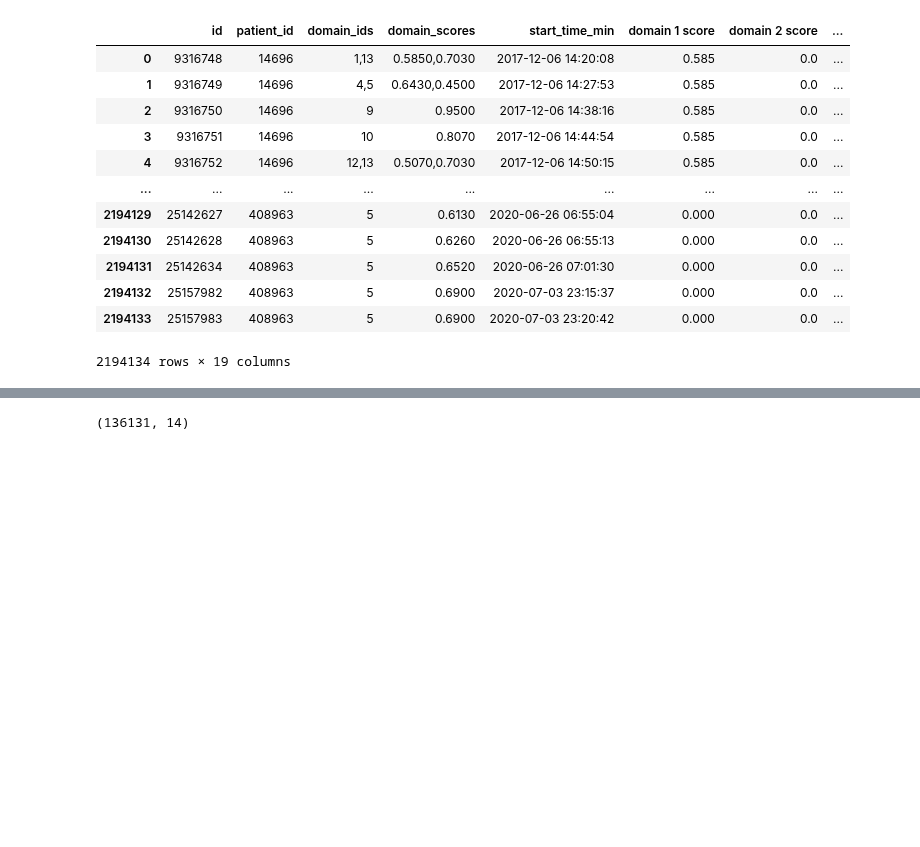
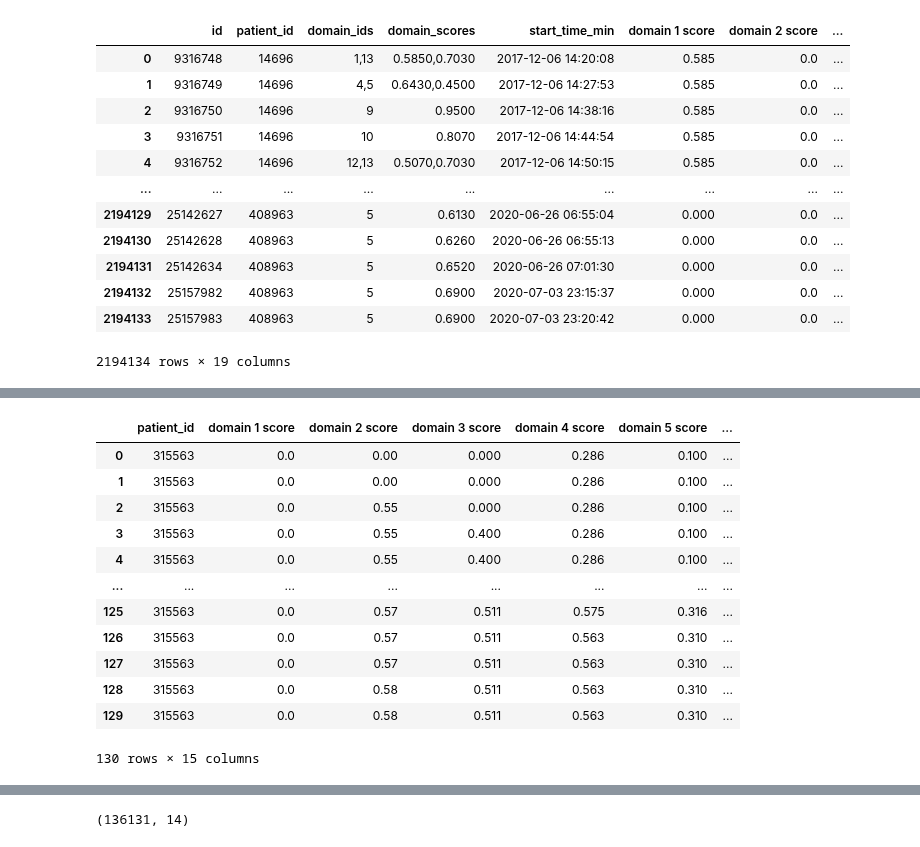
Before and after one commit to twchen88/ct_research, a Jupyter notebook: masking.ipynb, the cells around one changed output, grey strips where cells are left out. Saved outputs shown, nothing was run; the diff lists cells and outputs as text; code cells hidden in the pictures; blank space fills up the shorter version.

```diff
--- a/masking.ipynb
+++ b/masking.ipynb
@@ -103,3 +120,30 @@ model_data
+# %%
+## pick a random patient for case study
+pid = random.choice(pd.unique(model_data["patient_id"]))
+
+## save the patient's data
+case_study_data = copy.deepcopy(model_data[model_data['patient_id'] == pid])
+## remove the patient's data from the dataset
+model_data = model_data.drop(model_data[model_data['patient_id'] == pid].index)
+
+## reset index for the case study
+case_study_data = case_study_data.reset_index(drop=True)
+
+case_study_data
+# %% [output]
+|  | patient_id | domain 1 score | domain 2 score | domain 3 score | domain 4 score | domain 5 score | ... |
+| 0 | 315563 | 0.0 | 0.00 | 0.000 | 0.286 | 0.100 | ... |
+| 1 | 315563 | 0.0 | 0.00 | 0.000 | 0.286 | 0.100 | ... |
+| 2 | 315563 | 0.0 | 0.55 | 0.000 | 0.286 | 0.100 | ... |
+| 3 | 315563 | 0.0 | 0.55 | 0.400 | 0.286 | 0.100 | ... |
+| 4 | 315563 | 0.0 | 0.55 | 0.400 | 0.286 | 0.100 | ... |
+| ... | ... | ... | ... | ... | ... | ... | ... |
+| 125 | 315563 | 0.0 | 0.57 | 0.511 | 0.575 | 0.316 | ... |
+| 126 | 315563 | 0.0 | 0.57 | 0.511 | 0.563 | 0.310 | ... |
+| 127 | 315563 | 0.0 | 0.57 | 0.511 | 0.563 | 0.310 | ... |
+| 128 | 315563 | 0.0 | 0.58 | 0.511 | 0.563 | 0.310 | ... |
+| 129 | 315563 | 0.0 | 0.58 | 0.511 | 0.563 | 0.310 | ... |
+130 rows × 15 columns
 # %%
 def filter_nonzero_rows(df, max_zeros):
     # Count number of zeros in each row
```
Also changed, not shown: parts of 30 cells of this notebook.
